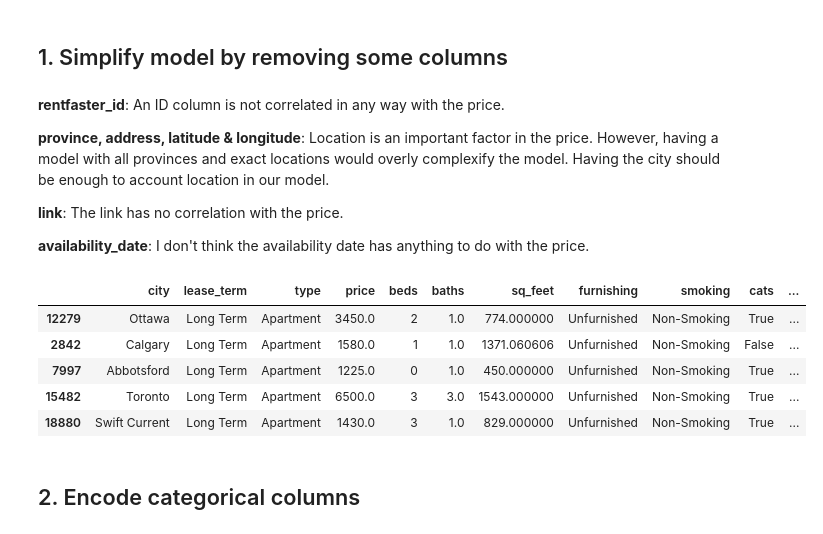
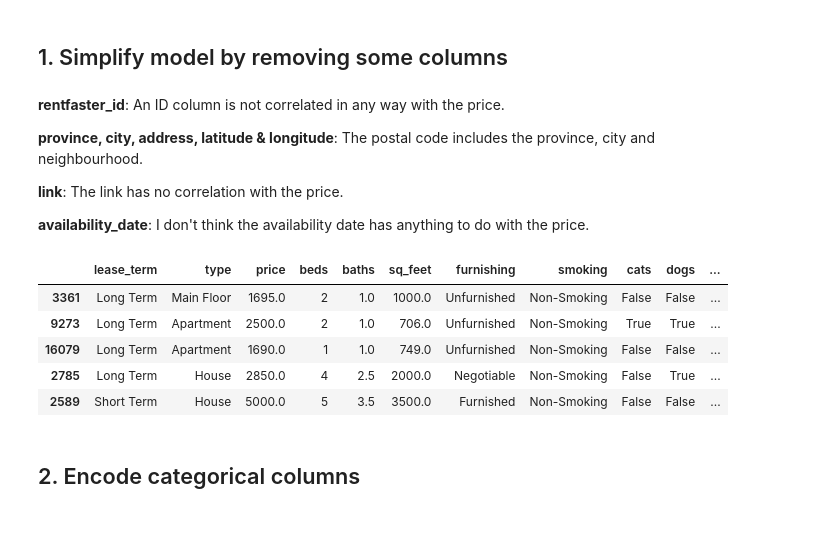
Before and after one commit to nadpierre/rental-prices-regression-project, a Jupyter notebook: DataPreprocessing.ipynb, the cells around one changed output. Cells and saved outputs as stored; diff of their text form; code cells hidden in the pictures.

Commit message:
encode postal code

```diff
--- a/DataPreprocessing.ipynb
+++ b/DataPreprocessing.ipynb
@@ -17,6 +17,6 @@ from sklearn.model_selection import train_test_split
 from sklearn.preprocessing import OneHotEncoder
 # %%
 # Load the data
-df = pd.read_pickle('../Data/cleaned_data.pkl')
+df = pd.read_csv('Data/cleaned_data.csv')
 df.shape
 # %% [output]
@@ -35,21 +35,21 @@ df.sample(5)
 # %% [markdown]
 **rentfaster_id**: An ID column is not correlated in any way with the price.
 
-**province, address, latitude & longitude**: Location is an important factor in the price. However, having a model with all provinces and exact locations would overly complexify the model. Having the city should be enough to account location in our model.
+**province, city, address, latitude & longitude**: The postal code includes the province, city and neighbourhood.
 
 **link**: The link has no correlation with the price.
 
 **availability_date**: I don't think the availability date has anything to do with the price.
 # %%
-df.drop(columns=['rentfaster_id', 'province', 'address', 'latitude', 'longitude', 'link', 'availability_date'], axis=1, inplace=True)
+df = df.drop(columns=['rentfaster_id', 'province', 'city', 'address', 'latitude', 'longitude', 'link', 'availability_date'], axis=1)
 df.sample(5)
 # %% [output]
-|  | city | lease_term | type | price | beds | baths | sq_feet | furnishing | smoking | cats | ... |
-| 12279 | Ottawa | Long Term | Apartment | 3450.0 | 2 | 1.0 | 774.000000 | Unfurnished | Non-Smoking | True | ... |
-| 2842 | Calgary | Long Term | Apartment | 1580.0 | 1 | 1.0 | 1371.060606 | Unfurnished | Non-Smoking | False | ... |
-| 7997 | Abbotsford | Long Term | Apartment | 1225.0 | 0 | 1.0 | 450.000000 | Unfurnished | Non-Smoking | True | ... |
-| 15482 | Toronto | Long Term | Apartment | 6500.0 | 3 | 3.0 | 1543.000000 | Unfurnished | Non-Smoking | True | ... |
-| 18880 | Swift Current | Long Term | Apartment | 1430.0 | 3 | 1.0 | 829.000000 | Unfurnished | Non-Smoking | True | ... |
+|  | lease_term | type | price | beds | baths | sq_feet | furnishing | smoking | cats | dogs | ... |
+| 3361 | Long Term | Main Floor | 1695.0 | 2 | 1.0 | 1000.0 | Unfurnished | Non-Smoking | False | False | ... |
+| 9273 | Long Term | Apartment | 2500.0 | 2 | 1.0 | 706.0 | Unfurnished | Non-Smoking | True | True | ... |
+| 16079 | Long Term | Apartment | 1690.0 | 1 | 1.0 | 749.0 | Unfurnished | Non-Smoking | False | False | ... |
+| 2785 | Long Term | House | 2850.0 | 4 | 2.5 | 2000.0 | Negotiable | Non-Smoking | False | True | ... |
+| 2589 | Short Term | House | 5000.0 | 5 | 3.5 | 3500.0 | Furnished | Non-Smoking | False | False | ... |
 # %% [markdown]
 ## 2. Encode categorical columns
 # %% [markdown]
```
Also changed, not shown: parts of 12 cells of this notebook, 5 other files.
